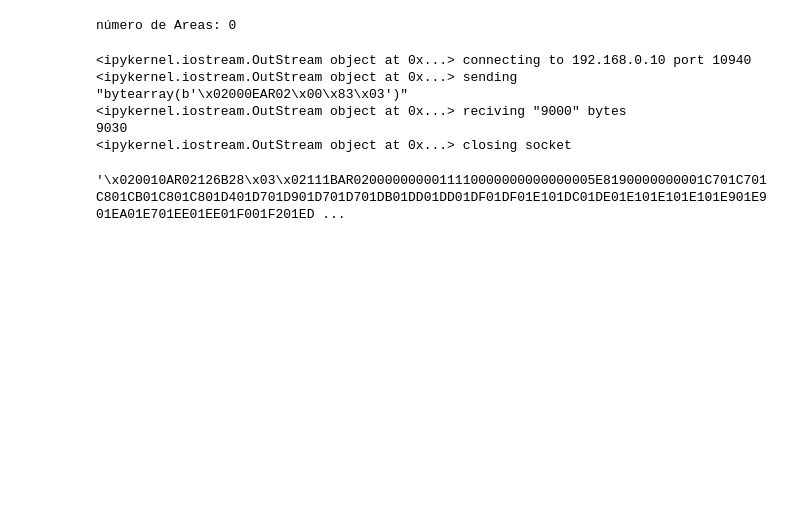
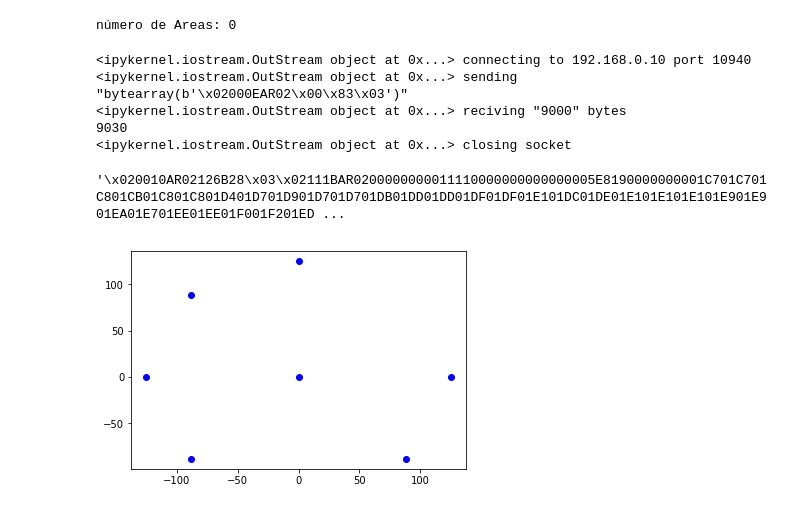
Before and after one commit to arp0054/TFG_1718, a Jupyter notebook: Python/objectDetectorViaLaser.ipynb, the cells around one changed output. Drawn from its saved outputs; the diff is of its cells as text; code cells hidden in the pictures; blank space fills up the shorter version.

```diff
--- a/Python/objectDetectorViaLaser.ipynb
+++ b/Python/objectDetectorViaLaser.ipynb
@@ -65,13 +65,18 @@ def aCartesianos(p):
     x=p.getX()
     y=p.getY()
 
-    c1=math.fabs(x)*math.cos(y)
-    c2=math.fabs(x)*math.sin(y)
+    c1=math.fabs(x)*math.cos(math.radians(y))
+    c2=math.fabs(x)*math.sin(math.radians(y))
 
-    punPol=Punto(c1,c2)
+    punPol=Punto()
+    punPol.setX(c1)
+    punPol.setY(c2)
     return punPol
 
 def creaangulos(x, y, jump):
     while x < y:
         yield x
         x += jump
+# %%
+araay= [['0072']]
+print(toDecimal(araay))
@@ -153,7 +160,7 @@ long, substr = int(len(dato)), int(len(dato)/1081)
 separated_data=[ [dato[i:i+substr]] for i in range(0, long, substr) ]
 
 #Pasamos cada elemento del anteior array de hexadecimal a decimal
-final=toDecimal(separated_data)
+final=toDecimal(araay)
 
 #Creamos la lista con ángulos
 angulos=list(creaangulos(-45,225,270/1081))
@@ -161,10 +168,13 @@ angulos=list(creaangulos(-45,225,270/1081))
 
 #Creamos una lista de puntos con coordenadas polares
 cartesianos=[]
-for i in range(1081):
+"""for i in range(1081):
     if(int(final[i])<40000):
         p=Punto(int(final[i])/1000,angulos[i])
-        cartesianos.append(p)
+        cartesianos.append(p)"""
+puntos= [Punto(125,0), Punto(125,-45), Punto(0,0),Punto(125,180), Punto(125,90), Punto(125,135), Punto(125,225)]
+for a in puntos:
+    cartesianos.append(a)
 
 """for p in cartesianos:
         print(p.getX(),p.getY())"""
@@ -177,30 +187,32 @@ for pun in cartesianos:
     punto=aCartesianos(pun)
     xs.append(punto.getX())
     ys.append(punto.getY())
     polares.append(punto)
 """for p in polares:
         print(p.getX(),p.getY())"""
 
 #Prueba de creación de mensaje
 """message = [bytes([2]),chr(48),chr(48),chr(48),chr(69),chr(65),chr(82),chr(48),chr(49),binascii.unhexlify(b"9B"),binascii.unhexlify(b"B1"),bytes([3])]
 message
 b = bytearray()
 b.extend(map(ord, message))
 print(b)"""
 
 #Comprobar si en las áreas introducidas se detecta algún objeto
 for a in areas_input:
     print(a.hayObjeto(polares))
 
 #Impresión de la gráfica
 equis= np.array(xs)
 ies=np.array(ys)
 limX=list()
 limY=list()
 for ar in areas_input:
     for limi in ar.getLimites():
         limX.append(float(limi.getX()))
         limY.append(float(limi.getY()))
 plt.scatter(equis,ies, color='blue')#,angulos)
 plt.scatter(np.array(limX),np.array(limY), color='red')
 plt.show()
+# %% [output]
+[figure, added]
```
Also changed, not shown: parts of 1 cell of this notebook, 2 other files.
